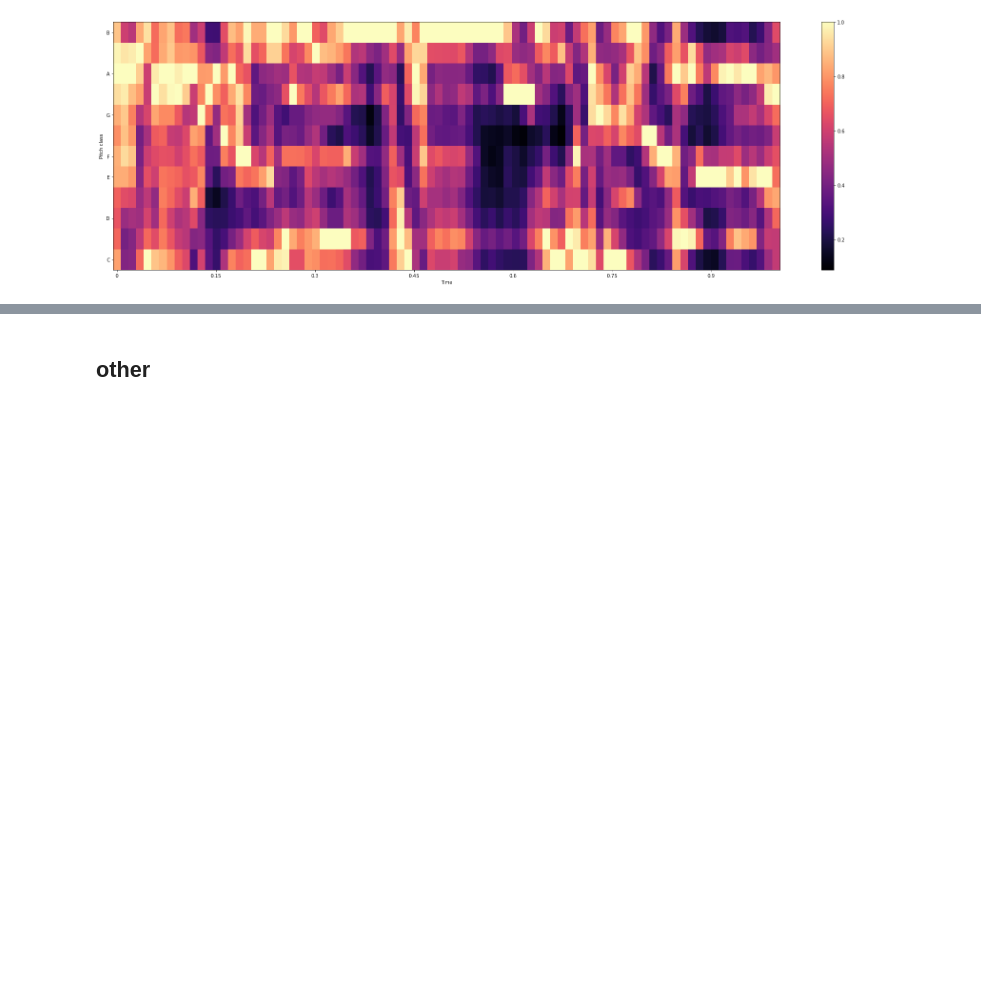
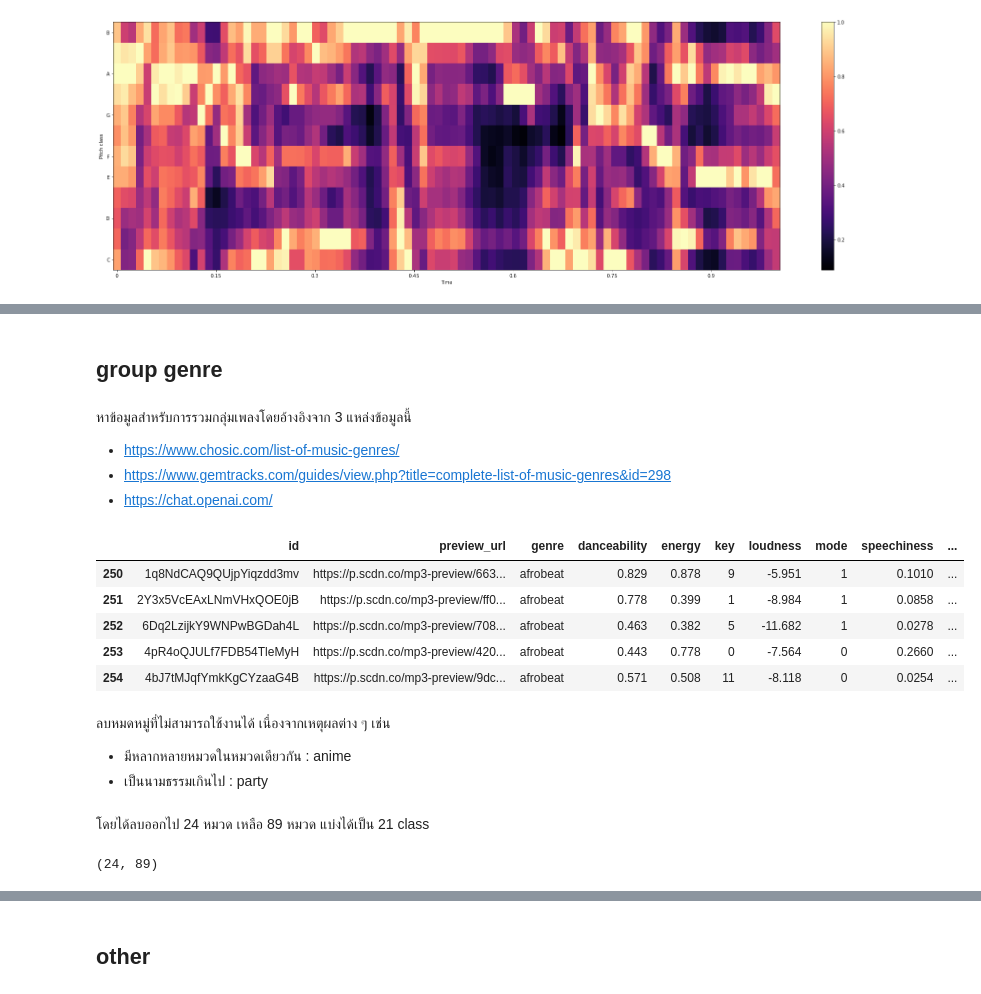
Before and after one commit to thewro11/cs364-genre-classification, a Jupyter notebook: v03_genre-classification.ipynb, the cells around one changed output, grey strips where cells are left out. Saved outputs shown, nothing was run; the diff lists cells and outputs as text; code cells hidden in the pictures; blank space fills up the shorter version.

```diff
--- a/v03_genre-classification.ipynb
+++ b/v03_genre-classification.ipynb
@@ -279,4 +88,0 @@ temp
-# %%
-for i in all_genre:
-    if i not in test:
-        print(i)
@@ -326,0 +89,36 @@ dict_keys(['blues', 'classical', 'country', 'electronic', 'easy listening', 'jaz
+# %% [markdown]
+## group genre
+# %% [markdown]
+หาข้อมูลสำหรับการรวมกลุ่มเพลงโดยอ้างอิงจาก 3 แหล่งข้อมูลนี้
+- https://www.chosic.com/list-of-music-genres/
+- https://www.gemtracks.com/guides/view.php?title=complete-list-of-music-genres&id=298
+- https://chat.openai.com/
+# %%
+f = open("group-genre.txt","r")
+text = f.read()
+f.close()
+
+genre_group = {}
+class_name = []
+group_genre = {main_genre : [genre.strip() for genre in sub_genre.split(",")] for main_genre,sub_genre in [i.split(":") for i in text.split("\n")]}
+
+for main_genre,sub_genre in [i.split(":") for i in text.split("\n")]:
+    sub_genre = [genre.strip() for genre in sub_genre.split(",")]
+    main_genre = main_genre.lower()
+    for genre in sub_genre:
+        genre_group[genre] = main_genre
+        if main_genre not in class_name:
+            class_name.append(main_genre)
+# %%
+map_class = {main_genre : num for num,main_genre in zip(range(len(class_name)),class_name)}
+# %%
+df_genre['main_genre'] = [map_class.get(genre_group.get(genre)) for genre in df_genre.genre]
+# %%
+df_genre.loc[df_genre.main_genre == 21].head()
+# %% [output]
+|  | id | preview_url | genre | danceability | energy | key | loudness | mode | speechiness | ... |
+| 250 | 1q8NdCAQ9QUjpYiqzdd3mv | https://p.scdn.co/mp3-preview/663... | afrobeat | 0.829 | 0.878 | 9 | -5.951 | 1 | 0.1010 | ... |
+| 251 | 2Y3x5VcEAxLNmVHxQOE0jB | https://p.scdn.co/mp3-preview/ff0... | afrobeat | 0.778 | 0.399 | 1 | -8.984 | 1 | 0.0858 | ... |
+| 252 | 6Dq2LzijkY9WNPwBGDah4L | https://p.scdn.co/mp3-preview/708... | afrobeat | 0.463 | 0.382 | 5 | -11.682 | 1 | 0.0278 | ... |
+| 253 | 4pR4oQJULf7FDB54TleMyH | https://p.scdn.co/mp3-preview/420... | afrobeat | 0.443 | 0.778 | 0 | -7.564 | 0 | 0.2660 | ... |
+| 254 | 4bJ7tMJqfYmkKgCYzaaG4B | https://p.scdn.co/mp3-preview/9dc... | afrobeat | 0.571 | 0.508 | 11 | -8.118 | 0 | 0.0254 | ... |
@@ -326,0 +127,10 @@ dict_keys(['blues', 'classical', 'country', 'electronic', 'easy listening', 'jaz
+# %% [markdown]
+ลบหมดหมู่ที่ไม่สามารถใช้งานได้ เนื่องจากเหตุผลต่าง ๆ เช่น
+- มีหลากหลายหมวดในหมวดเดียวกัน : anime
+- เป็นนามธรรมเกินไป : party
+# %% [markdown]
+โดยได้ลบออกไป 24 หมวด เหลือ 89 หมวด แบ่งได้เป็น 21 class
+# %%
+len(df_genre.genre.unique()) - len(df_data.genre.unique()), len(df_data.genre.unique())
+# %% [output]
+(24, 89)
```
Also changed, not shown: parts of 58 cells of this notebook, 3 other files.
